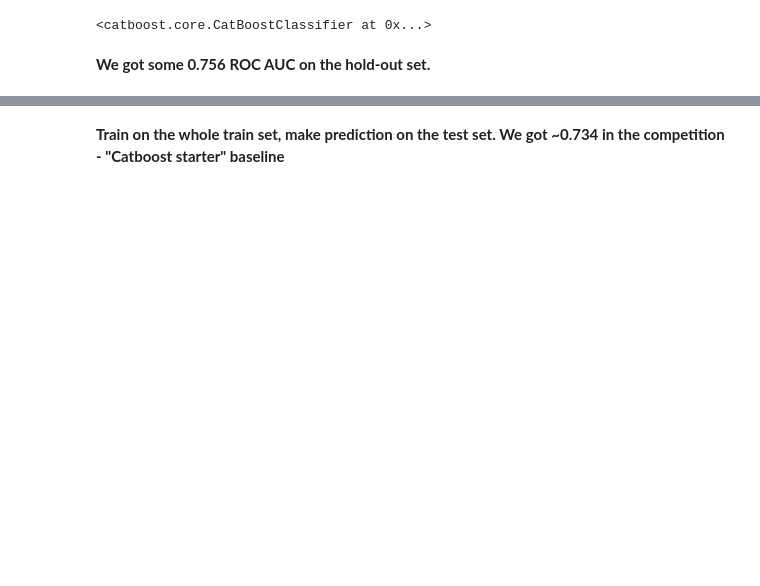
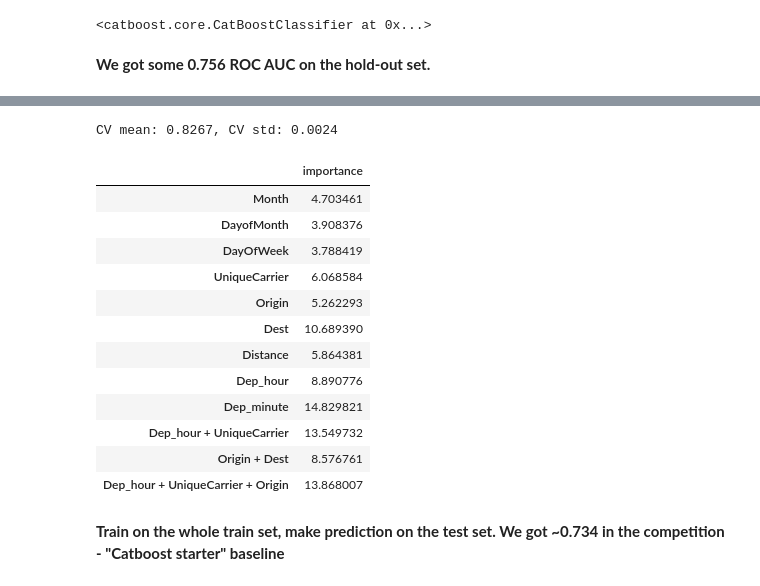
Before and after one commit to ouskah/mlcourse.ai, a Jupyter notebook: 2_/catboost/catboost_starter.ipynb, the cells around one changed output, grey strips where cells are left out. Cells and saved outputs as stored; diff of their text form; code cells hidden in the pictures; blank space fills up the shorter version.

```diff
--- a/2_/catboost/catboost_starter.ipynb
+++ b/2_/catboost/catboost_starter.ipynb
@@ -127,5 +450,15 @@ ctb = CatBoostClassifier(random_seed=17, silent=True)
+# %%
+params = {'eval_metric': 'AUC',
+          'cat_features': categ_feat_idx,
+          'random_seed': 17,
+          'verbose': 200,
+          'iterations':1000
+         }
+ctb = CatBoostClassifier(**params)
 # %%
 %%time
 ctb.fit(X_train_part, y_train_part,
+        eval_set=(X_valid, y_valid),
+        use_best_model=True,
         cat_features=categ_feat_idx);
 # %% [output]
@@ -142,0 +578,24 @@ roc_auc_score(y_valid, ctb_valid_pred)
+# %%
+sco = [i['validation']['AUC'] for i in scores]
+print('CV mean: {:.4f}, CV std: {:.4f}'.format(np.mean(sco), np.std(sco)))
+# %% [output]
+CV mean: 0.8267, CV std: 0.0024
+# %%
+feature_importance_df = pd.DataFrame(ctb.feature_importances_, columns=['importance'],
+                                     index=train_df.drop('dep_delayed_15min', axis=1).columns
+                                    )
+feature_importance_df
+# %% [output]
+|  | importance |
+| Month | 4.703461 |
+| DayofMonth | 3.908376 |
+| DayOfWeek | 3.788419 |
+| UniqueCarrier | 6.068584 |
+| Origin | 5.262293 |
+| Dest | 10.689390 |
+| Distance | 5.864381 |
+| Dep_hour | 8.890776 |
+| Dep_minute | 14.829821 |
+| Dep_hour + UniqueCarrier | 13.549732 |
+| Origin + Dest | 8.576761 |
+| Dep_hour + UniqueCarrier + Origin | 13.868007 |
```
Also changed, not shown: parts of 57 cells of this notebook, 2 other files.
